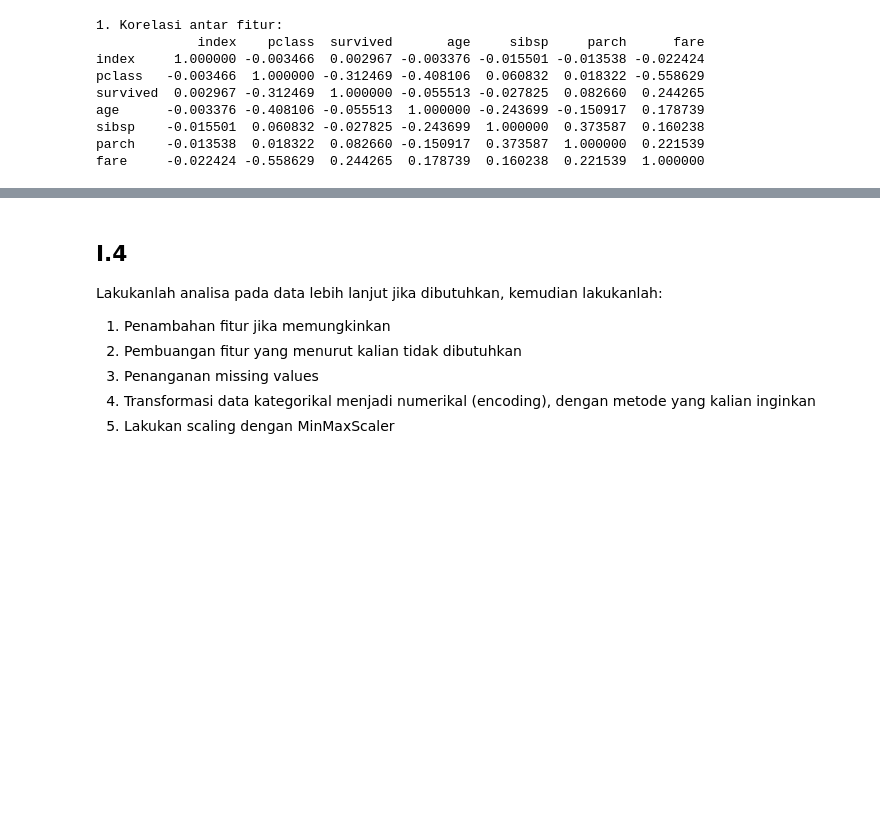
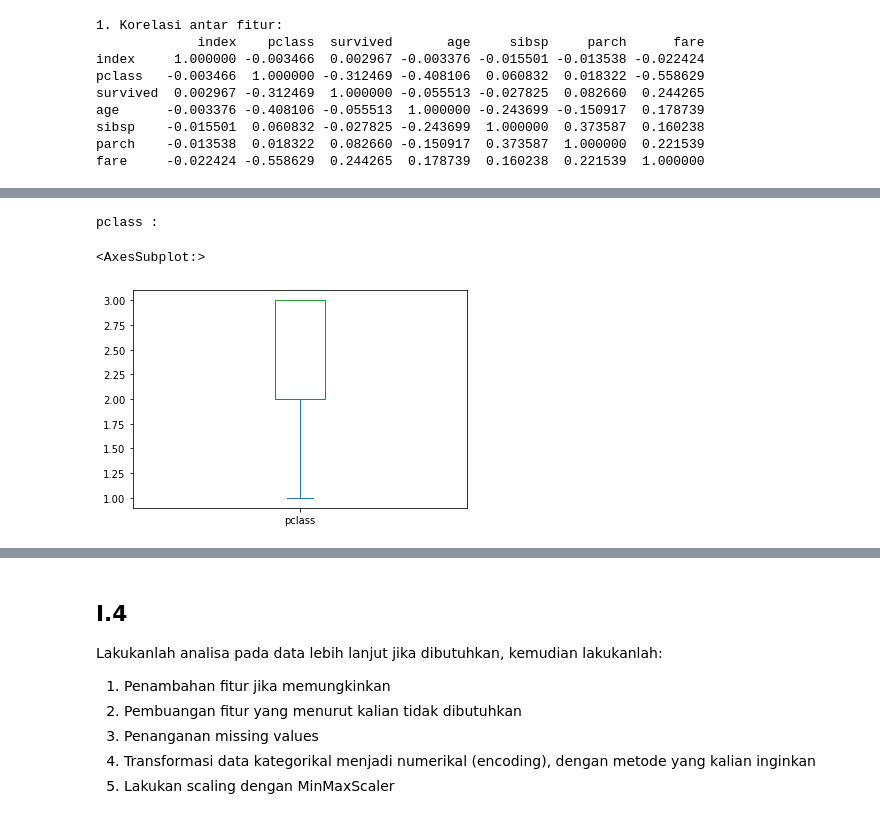
Before and after one commit to Josegalbraith/Tucil1_13519022_13519032, a Jupyter notebook: TP_13519022_13519032/Tugas_Pendahuluan_IF3270.ipynb, the cells around one changed output, grey strips where cells are left out. Cells and saved outputs as stored; diff of their text form; code cells hidden in the pictures; blank space fills up the shorter version.

```diff
--- a/TP_13519022_13519032/Tugas_Pendahuluan_IF3270.ipynb
+++ b/TP_13519022_13519032/Tugas_Pendahuluan_IF3270.ipynb
@@ -230,0 +234,7 @@ print("3. Visualisasi distribusi dari tiap fitur, dengan data dibagi tiap unique
+# %%
+print("pclass : ")
+df['pclass'].plot.box()
+# %% [output]
+pclass :
+<AxesSubplot:>
+[figure, added]
```
Also changed, not shown: parts of 29 cells of this notebook.
